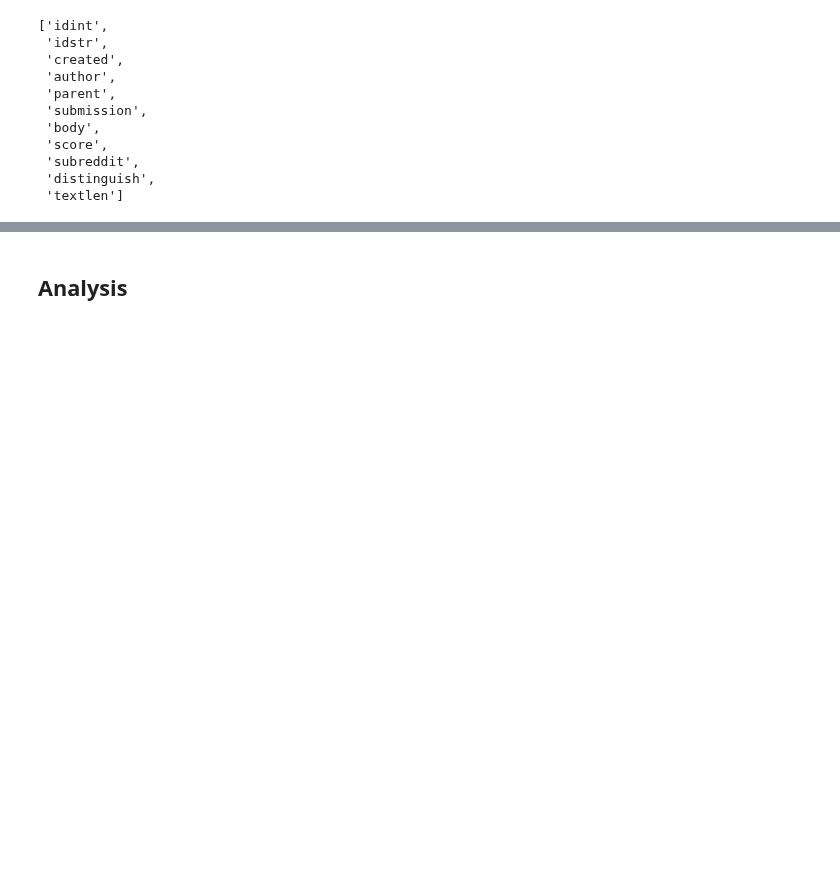
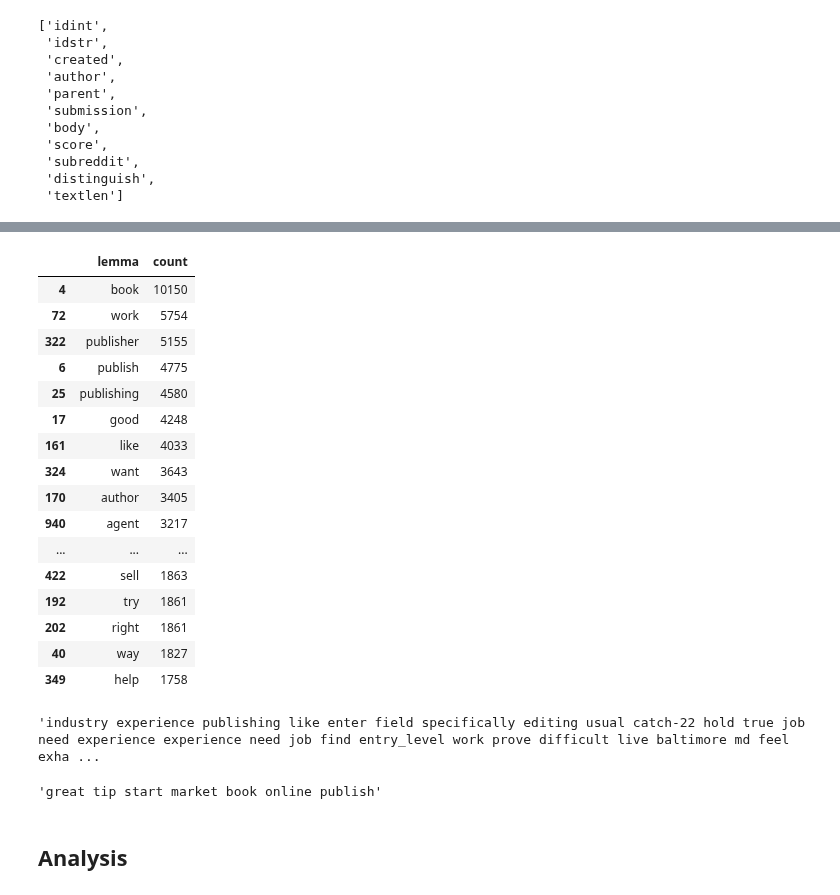
Before and after one commit to meiqingli/dssj_summer2022, a Jupyter notebook: DSSJ_Final_Project_Li.ipynb, the cells around one changed output, grey strips where cells are left out. Cells and saved outputs as stored; diff of their text form; code cells hidden in the pictures; blank space fills up the shorter version.

```diff
--- a/DSSJ_Final_Project_Li.ipynb
+++ b/DSSJ_Final_Project_Li.ipynb
@@ -115,0 +202,28 @@ Our original dataset has
+# %%
+# replicates this same process for the comments
+flat_lemmas_comments = [item for sublist in lemmas_comments for item in sublist]
+# flat_lemmas_comments[:30]
+# %%
+comments_count = Counter(flat_lemmas_comments)
+
+lemma_freq_df_comments = pd.DataFrame.from_dict(comments_count, orient='index').reset_index()
+lemma_freq_df_comments = lemma_freq_df_comments.rename(columns={'index':'lemma', 0:'count'})
+lemma_freq_df_comments.sort_values('count', ascending=False)[:30]
+# %% [output]
+|  | lemma | count |
+| 4 | book | 10150 |
+| 72 | work | 5754 |
+| 322 | publisher | 5155 |
+| 6 | publish | 4775 |
+| 25 | publishing | 4580 |
+| 17 | good | 4248 |
+| 161 | like | 4033 |
+| 324 | want | 3643 |
+| 170 | author | 3405 |
+| 940 | agent | 3217 |
+| ... | ... | ... |
+| 422 | sell | 1863 |
+| 192 | try | 1861 |
+| 202 | right | 1861 |
+| 40 | way | 1827 |
+| 349 | help | 1758 |
@@ -115,0 +250,12 @@ Our original dataset has
+# %%
+# joins each into a string
+trigrams_joined_posts = [' '.join(trigram) for trigram in trigrams_posts]
+trigrams_joined_posts[0]
+# %% [output]
+'industry experience publishing like enter field specifically editing usual catch-22 hold true job need experience experience need job find entry_level work prove difficult live baltimore md feel exha ...
+# %%
+# joins each into a string
+trigrams_joined_comments = [' '.join(trigram) for trigram in trigrams_comments]
+trigrams_joined_comments[0]
+# %% [output]
+'great tip start market book online publish'
```
Also changed, not shown: parts of 15 cells of this notebook.
